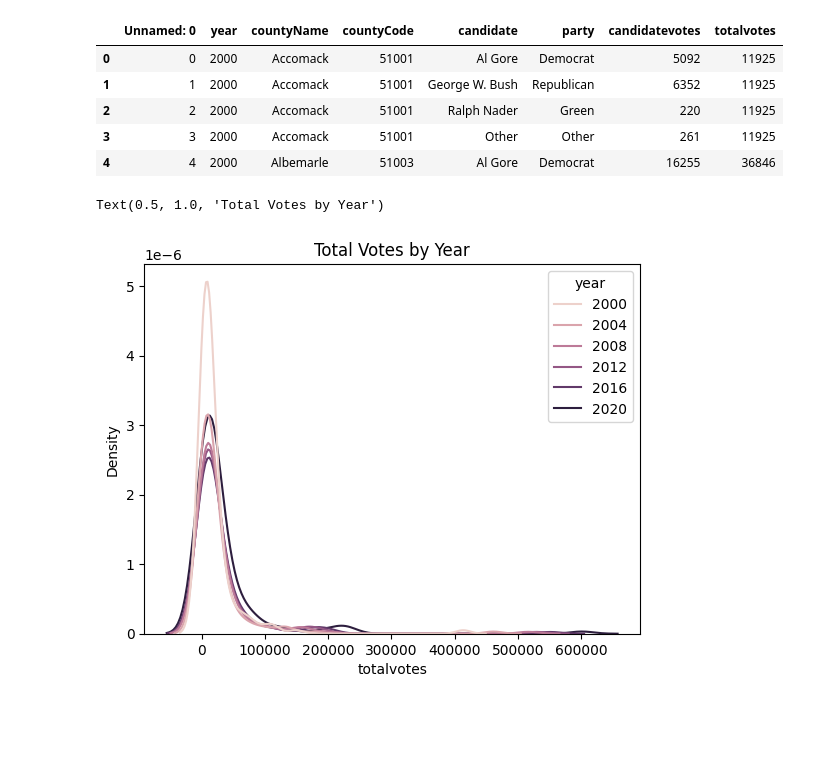
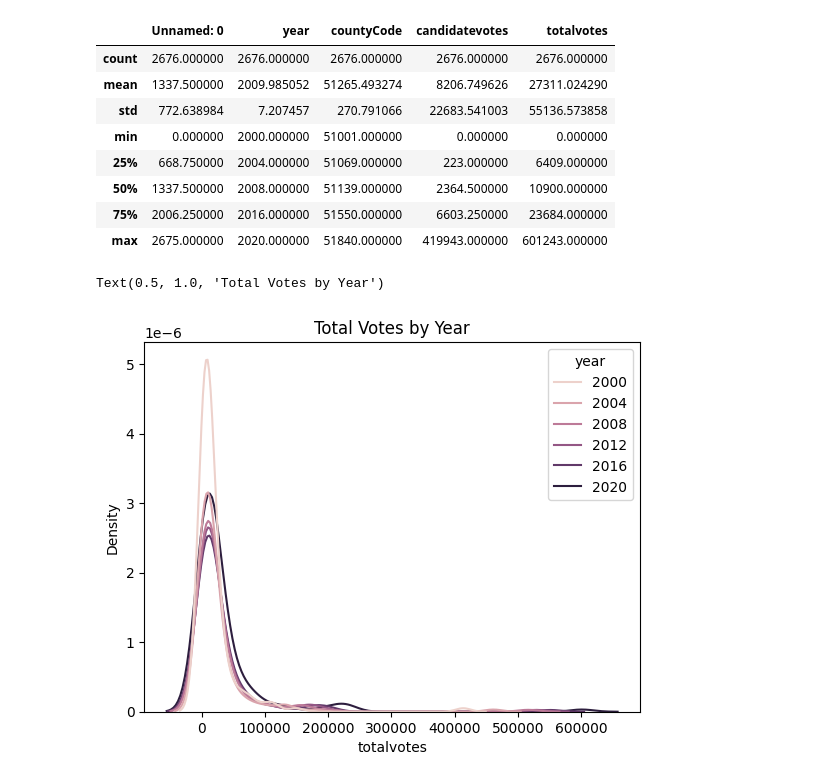
Before and after one commit to kelseymatsik/project_voting, a Jupyter notebook: Visuals_Density_Plots.ipynb, the cells around one changed output. Drawn from its saved outputs; the diff is of its cells as text; code cells hidden in the pictures; blank space fills up the shorter version.

```diff
--- a/Visuals_Density_Plots.ipynb
+++ b/Visuals_Density_Plots.ipynb
@@ -21,13 +14,17 @@ from mpl_toolkits.axes_grid1 import make_axes_locatable
 # %%
 df = pd.read_csv('/content/project_voting/cleaned_voting_VA.csv')
 df.head()
+df.describe()
 # %% [output]
-|  | Unnamed: 0 | year | countyName | countyCode | candidate | party | candidatevotes | totalvotes |
-| 0 | 0 | 2000 | Accomack | 51001 | Al Gore | Democrat | 5092 | 11925 |
-| 1 | 1 | 2000 | Accomack | 51001 | George W. Bush | Republican | 6352 | 11925 |
-| 2 | 2 | 2000 | Accomack | 51001 | Ralph Nader | Green | 220 | 11925 |
-| 3 | 3 | 2000 | Accomack | 51001 | Other | Other | 261 | 11925 |
-| 4 | 4 | 2000 | Albemarle | 51003 | Al Gore | Democrat | 16255 | 36846 |
+|  | Unnamed: 0 | year | countyCode | candidatevotes | totalvotes |
+| count | 2676.000000 | 2676.000000 | 2676.000000 | 2676.000000 | 2676.000000 |
+| mean | 1337.500000 | 2009.985052 | 51265.493274 | 8206.749626 | 27311.024290 |
+| std | 772.638984 | 7.207457 | 270.791066 | 22683.541003 | 55136.573858 |
+| min | 0.000000 | 2000.000000 | 51001.000000 | 0.000000 | 0.000000 |
+| 25% | 668.750000 | 2004.000000 | 51069.000000 | 223.000000 | 6409.000000 |
+| 50% | 1337.500000 | 2008.000000 | 51139.000000 | 2364.500000 | 10900.000000 |
+| 75% | 2006.250000 | 2016.000000 | 51550.000000 | 6603.250000 | 23684.000000 |
+| max | 2675.000000 | 2020.000000 | 51840.000000 | 419943.000000 | 601243.000000 |
 # %%
 sns.kdeplot(data = df, x = 'totalvotes', hue = 'year')
 plt.title('Total Votes by Year')
```
Also changed, not shown: parts of 4 cells of this notebook.
